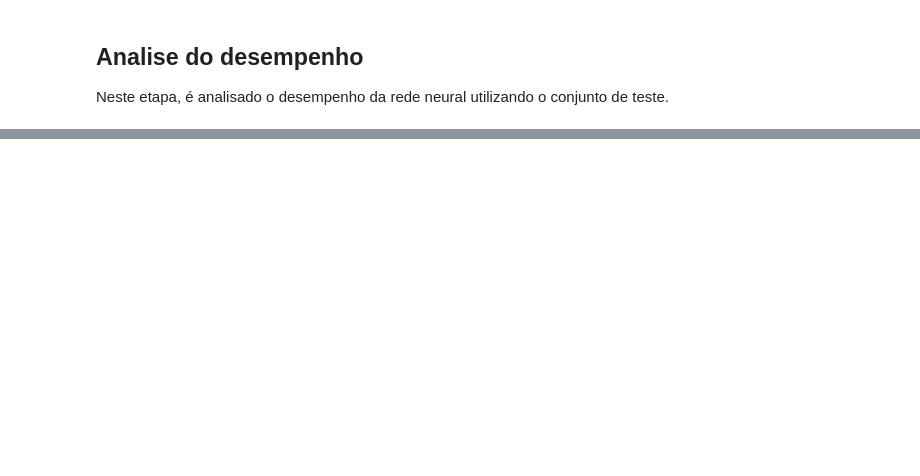
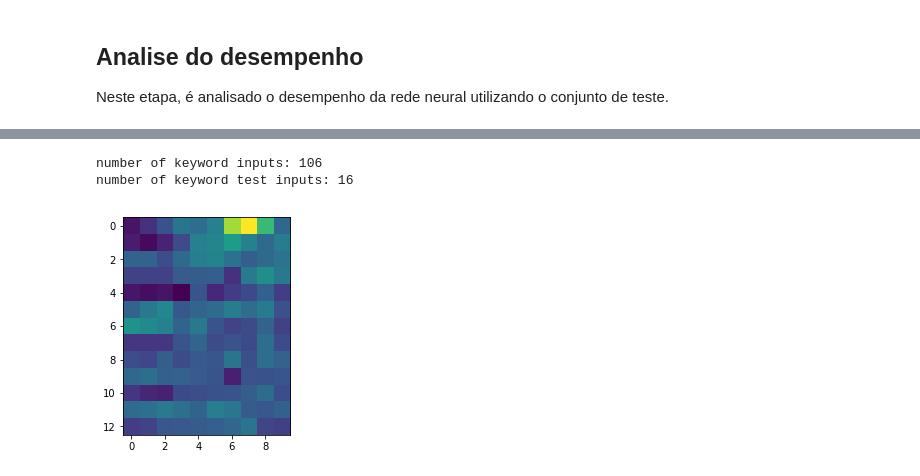
Before and after one commit to natanvotre/ExtractFeaturesMFCC, a Jupyter notebook: TIMIT/Untitled222.ipynb, the cells around one changed output, grey strips where cells are left out. Drawn from its saved outputs; the diff is of its cells as text; code cells hidden in the pictures; blank space fills up the shorter version.

```diff
--- a/TIMIT/Untitled222.ipynb
+++ b/TIMIT/Untitled222.ipynb
@@ -539,0 +710,16 @@ Score False of model with test OOV dataset: 81.30004710596349 %
+# %%
+fs = 8000 # taxa de amostragem dos arquivos de audio
+
+n_fft= 512   # tamanho da FFT para extração dos MFCCs
+hop_length=0 # pulo entre cada frame
+n_mels= 50   # numero de filtros MEL
+n_mfcc= 15   # numero de coeficientes MFFC
+ofs_mfcc=2   # offset dado para não utilizar os primeiros coeficientes MFCC
+
+fmin=100    # frequencia mínima do MFCC
+fmax=4000   # frequencia máxima do MFCC
+
+n_frames_MFCC = 10 # numero de frames MFCC que será usado para o reconhecimento.
+
+frame_len = (n_frames_MFCC-1)*n_fft # tamanho do frame recortado para cada entrada
+frame_lenD2 = int(frame_len/2) # tamanho do frame dividido por 2
@@ -539,0 +756,26 @@ Score False of model with test OOV dataset: 81.30004710596349 %
+# %%
+lenKW_1 = 0
+for i in range(len(df['file'])):
+    if df['file'][i].find('Vitor') == -1:
+        for j in range(len(iAbre[i])):
+            if iAbre[i][j] < 0:
+                break
+
+            lenKW_1=lenKW_1+1
+
+lenKW_1_test = 0
+for i in range(len(df['file'])):
+    if df['file'][i].find('Vitor') != -1:
+        for j in range(len(iAbre[i])):
+            if iAbre[i][j] < 0:
+                break
+
+            lenKW_1_test=lenKW_1_test+1
+
+print('number of keyword inputs:',lenKW_1)
+print('number of keyword test inputs:',lenKW_1_test)
+imgplot = plt.imshow(kwFeat[0][7])
+# %% [output]
+number of keyword inputs: 106
+number of keyword test inputs: 16
+[figure, added]
```
Also changed, not shown: parts of 48 cells of this notebook.
